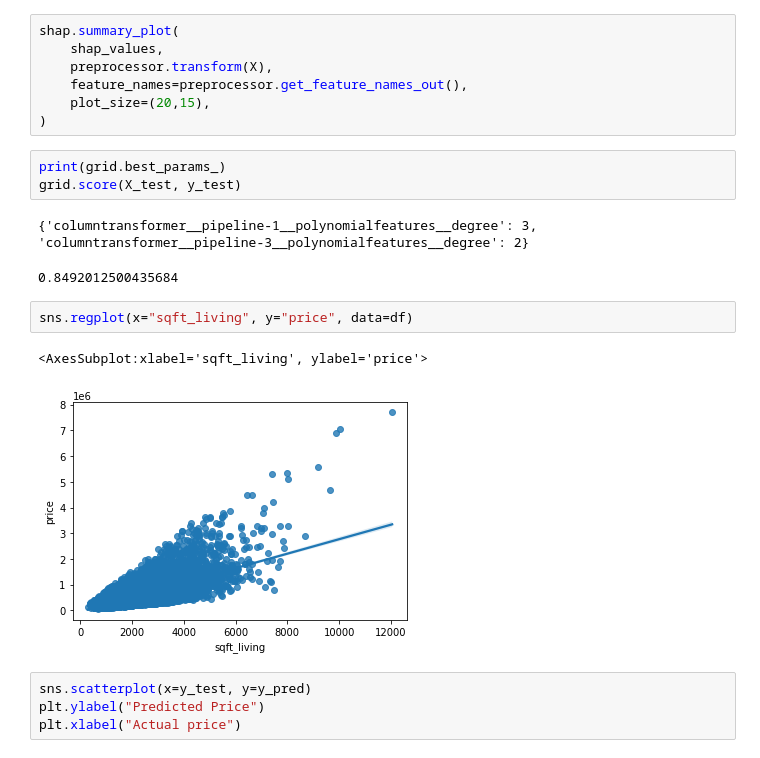
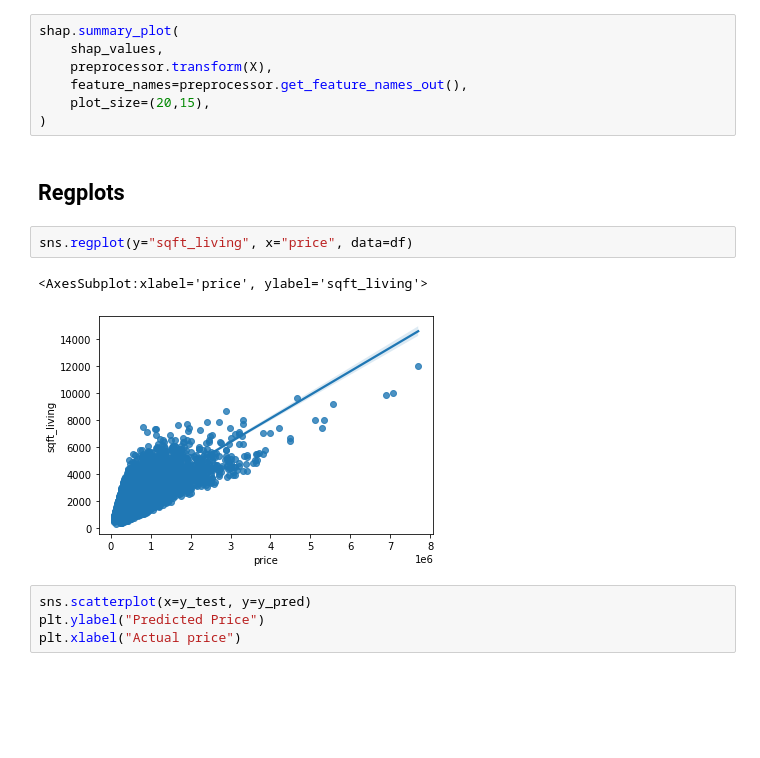
Before and after one commit to HumanBojack/seatle-dataset-linear-regression, a Jupyter notebook: main.ipynb, the cells around one changed output. Drawn from its saved outputs; the diff is of its cells as text; blank space fills up the shorter version.

```diff
--- a/main.ipynb
+++ b/main.ipynb
@@ -242,17 +245,13 @@ shap.summary_plot(
     feature_names=preprocessor.get_feature_names_out(),
     plot_size=(20,15),
 )
-# %%
-print(grid.best_params_)
-grid.score(X_test, y_test)
-# %% [output]
-{'columntransformer__pipeline-1__polynomialfeatures__degree': 3, 'columntransformer__pipeline-3__polynomialfeatures__degree': 2}
-0.8492012500435684
+# %% [markdown]
+## Regplots
 # %%
-sns.regplot(x="sqft_living", y="price", data=df)
+sns.regplot(y="sqft_living", x="price", data=df)
 # %% [output]
-<AxesSubplot:xlabel='sqft_living', ylabel='price'>
+<AxesSubplot:xlabel='price', ylabel='sqft_living'>
-[figure, old version]
+[figure, new version]
 # %%
 sns.scatterplot(x=y_test, y=y_pred)
 plt.ylabel("Predicted Price")
```
Also changed, not shown: parts of 14 cells of this notebook, 1 other file.
